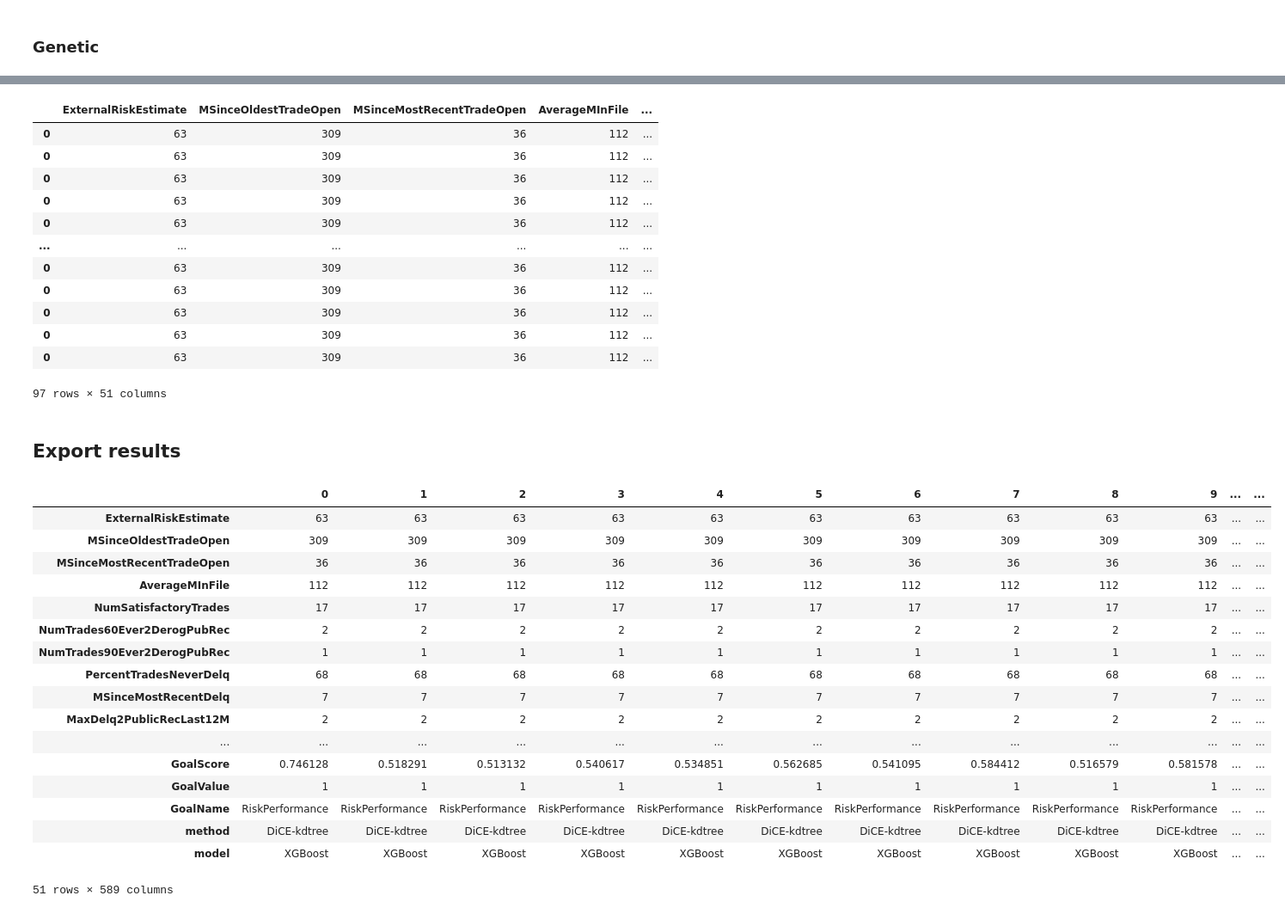
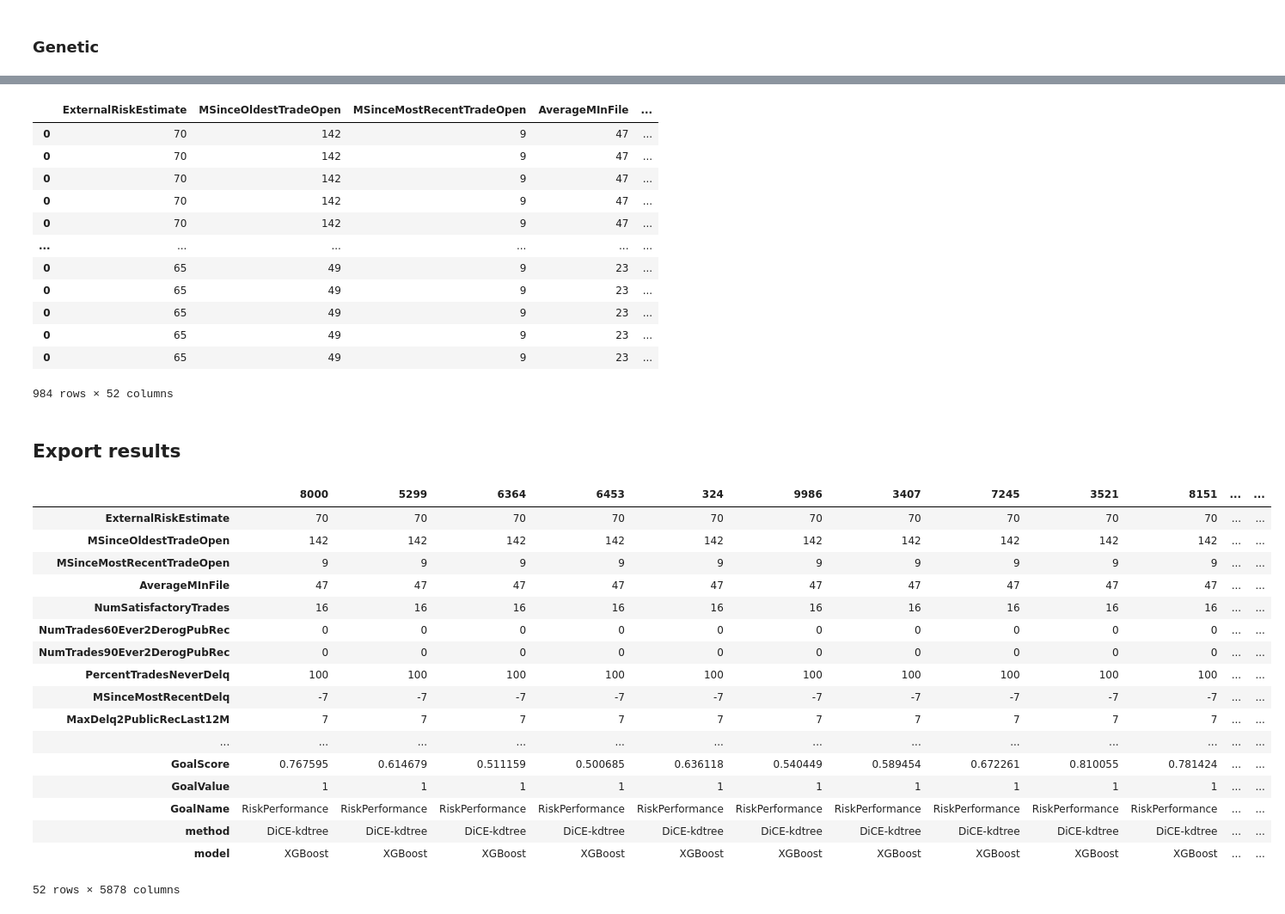
Before and after one commit to ruivieira/experiments, a Jupyter notebook: notebooks/counterfactuals/05-dice.ipynb, the cells around one changed output, grey strips where cells are left out. Shown: that part at 86% size. Cells and saved outputs as stored; diff of their text form; code cells hidden in the pictures.

Commit message:
Add updated results

```diff
--- a/notebooks/counterfactuals/05-dice.ipynb
+++ b/notebooks/counterfactuals/05-dice.ipynb
@@ -207,9 +272,14 @@ result_mlp_kdtree
 # %%
 explainer = dice_ml.Dice(d, m_mlp, method="random")
 # %%
-explanation = explainer.generate_counterfactuals(X, total_CFs=N, desired_class=1)
+explanation = explainer.generate_counterfactuals(datapoints, total_CFs=N, desired_class=1)
 # %%
-result_mlp_random = create_result_df(mlp_model, explanation, "DiCE-random", "MLP")
+counterfactuals = []
+for i in range(10):
+    result = create_result_df(mlp_model, explanation, i, "DiCE-random", "MLP")
+    counterfactuals.append(result)
+
+result_mlp_random = pd.concat(counterfactuals)
 result_mlp_random
 # %% [output]
 |  | ExternalRiskEstimate | MSinceOldestTradeOpen | MSinceMostRecentTradeOpen | AverageMInFile | ... |
@@ -230,6 +300,6 @@ result_mlp_random
 # %%
 explainer = dice_ml.Dice(d, m_mlp, method="genetic")
 # %%
-explanation = explainer.generate_counterfactuals(X, total_CFs=N, desired_class=1)
+explanation = explainer.generate_counterfactuals(datapoints, total_CFs=N, desired_class=1)
 # %% [output]
 WARNING:root: MAD for feature NumTrades90Ever2DerogPubRec is 0, so replacing it with 1.0 to avoid error.
@@ -236,43 +315,48 @@ WARNING:root: MAD for feature NumTrades90Ever2DerogPubRec is 0, so replacing it
 # %%
-result_mlp_genetic = create_result_df(mlp_model, explanation, "DiCE-genetic", "MLP")
+counterfactuals = []
+for i in range(10):
+    result = create_result_df(mlp_model, explanation, i, "DiCE-genetic", "MLP")
+    counterfactuals.append(result)
+
+result_mlp_genetic = pd.concat(counterfactuals)
 result_mlp_genetic
 # %% [output]
 |  | ExternalRiskEstimate | MSinceOldestTradeOpen | MSinceMostRecentTradeOpen | AverageMInFile | ... |
-| 0 | 63 | 309 | 36 | 112 | ... |
-| 0 | 63 | 309 | 36 | 112 | ... |
-| 0 | 63 | 309 | 36 | 112 | ... |
-| 0 | 63 | 309 | 36 | 112 | ... |
-| 0 | 63 | 309 | 36 | 112 | ... |
+| 0 | 70 | 142 | 9 | 47 | ... |
+| 0 | 70 | 142 | 9 | 47 | ... |
+| 0 | 70 | 142 | 9 | 47 | ... |
+| 0 | 70 | 142 | 9 | 47 | ... |
+| 0 | 70 | 142 | 9 | 47 | ... |
 | ... | ... | ... | ... | ... | ... |
-| 0 | 63 | 309 | 36 | 112 | ... |
-| 0 | 63 | 309 | 36 | 112 | ... |
-| 0 | 63 | 309 | 36 | 112 | ... |
-| 0 | 63 | 309 | 36 | 112 | ... |
-| 0 | 63 | 309 | 36 | 112 | ... |
+| 0 | 65 | 49 | 9 | 23 | ... |
+| 0 | 65 | 49 | 9 | 23 | ... |
+| 0 | 65 | 49 | 9 | 23 | ... |
+| 0 | 65 | 49 | 9 | 23 | ... |
+| 0 | 65 | 49 | 9 | 23 | ... |
-97 rows × 51 columns
+984 rows × 52 columns
 # %% [markdown]
 ## Export results
 # %%
-final_df = pd.concat([result_kdtree, result_random, result_genetic, result_mlp_kdtree, result_mlp_random, result_mlp_genetic])
+final_df = pd.concat([kdtree_final, random_final, genetic_final, result_mlp_kdtree, result_mlp_random, result_mlp_genetic])
 final_df.T
 # %% [output]
-|  | 0 | 1 | 2 | 3 | 4 | 5 | 6 | 7 | 8 | 9 | ... | ... |
-| ExternalRiskEstimate | 63 | 63 | 63 | 63 | 63 | 63 | 63 | 63 | 63 | 63 | ... | ... |
-| MSinceOldestTradeOpen | 309 | 309 | 309 | 309 | 309 | 309 | 309 | 309 | 309 | 309 | ... | ... |
-| MSinceMostRecentTradeOpen | 36 | 36 | 36 | 36 | 36 | 36 | 36 | 36 | 36 | 36 | ... | ... |
-| AverageMInFile | 112 | 112 | 112 | 112 | 112 | 112 | 112 | 112 | 112 | 112 | ... | ... |
-| NumSatisfactoryTrades | 17 | 17 | 17 | 17 | 17 | 17 | 17 | 17 | 17 | 17 | ... | ... |
-| NumTrades60Ever2DerogPubRec | 2 | 2 | 2 | 2 | 2 | 2 | 2 | 2 | 2 | 2 | ... | ... |
-| NumTrades90Ever2DerogPubRec | 1 | 1 | 1 | 1 | 1 | 1 | 1 | 1 | 1 | 1 | ... | ... |
-| PercentTradesNeverDelq | 68 | 68 | 68 | 68 | 68 | 68 | 68 | 68 | 68 | 68 | ... | ... |
-| MSinceMostRecentDelq | 7 | 7 | 7 | 7 | 7 | 7 | 7 | 7 | 7 | 7 | ... | ... |
-| MaxDelq2PublicRecLast12M | 2 | 2 | 2 | 2 | 2 | 2 | 2 | 2 | 2 | 2 | ... | ... |
+|  | 8000 | 5299 | 6364 | 6453 | 324 | 9986 | 3407 | 7245 | 3521 | 8151 | ... | ... |
+| ExternalRiskEstimate | 70 | 70 | 70 | 70 | 70 | 70 | 70 | 70 | 70 | 70 | ... | ... |
+| MSinceOldestTradeOpen | 142 | 142 | 142 | 142 | 142 | 142 | 142 | 142 | 142 | 142 | ... | ... |
+| MSinceMostRecentTradeOpen | 9 | 9 | 9 | 9 | 9 | 9 | 9 | 9 | 9 | 9 | ... | ... |
+| AverageMInFile | 47 | 47 | 47 | 47 | 47 | 47 | 47 | 47 | 47 | 47 | ... | ... |
+| NumSatisfactoryTrades | 16 | 16 | 16 | 16 | 16 | 16 | 16 | 16 | 16 | 16 | ... | ... |
+| NumTrades60Ever2DerogPubRec | 0 | 0 | 0 | 0 | 0 | 0 | 0 | 0 | 0 | 0 | ... | ... |
+| NumTrades90Ever2DerogPubRec | 0 | 0 | 0 | 0 | 0 | 0 | 0 | 0 | 0 | 0 | ... | ... |
+| PercentTradesNeverDelq | 100 | 100 | 100 | 100 | 100 | 100 | 100 | 100 | 100 | 100 | ... | ... |
+| MSinceMostRecentDelq | -7 | -7 | -7 | -7 | -7 | -7 | -7 | -7 | -7 | -7 | ... | ... |
+| MaxDelq2PublicRecLast12M | 7 | 7 | 7 | 7 | 7 | 7 | 7 | 7 | 7 | 7 | ... | ... |
 | ... | ... | ... | ... | ... | ... | ... | ... | ... | ... | ... | ... | ... |
-| GoalScore | 0.746128 | 0.518291 | 0.513132 | 0.540617 | 0.534851 | 0.562685 | 0.541095 | 0.584412 | 0.516579 | 0.581578 | ... | ... |
+| GoalScore | 0.767595 | 0.614679 | 0.511159 | 0.500685 | 0.636118 | 0.540449 | 0.589454 | 0.672261 | 0.810055 | 0.781424 | ... | ... |
 | GoalValue | 1 | 1 | 1 | 1 | 1 | 1 | 1 | 1 | 1 | 1 | ... | ... |
 | GoalName | RiskPerformance | RiskPerformance | RiskPerformance | RiskPerformance | RiskPerformance | RiskPerformance | RiskPerformance | RiskPerformance | RiskPerformance | RiskPerformance | ... | ... |
 | method | DiCE-kdtree | DiCE-kdtree | DiCE-kdtree | DiCE-kdtree | DiCE-kdtree | DiCE-kdtree | DiCE-kdtree | DiCE-kdtree | DiCE-kdtree | DiCE-kdtree | ... | ... |
 | model | XGBoost | XGBoost | XGBoost | XGBoost | XGBoost | XGBoost | XGBoost | XGBoost | XGBoost | XGBoost | ... | ... |
-51 rows × 589 columns
+52 rows × 5878 columns
 # %%
 final_df.to_csv("../../results/cf-dice.csv")
```
Also changed, not shown: parts of 16 cells of this notebook, 10 other files.
